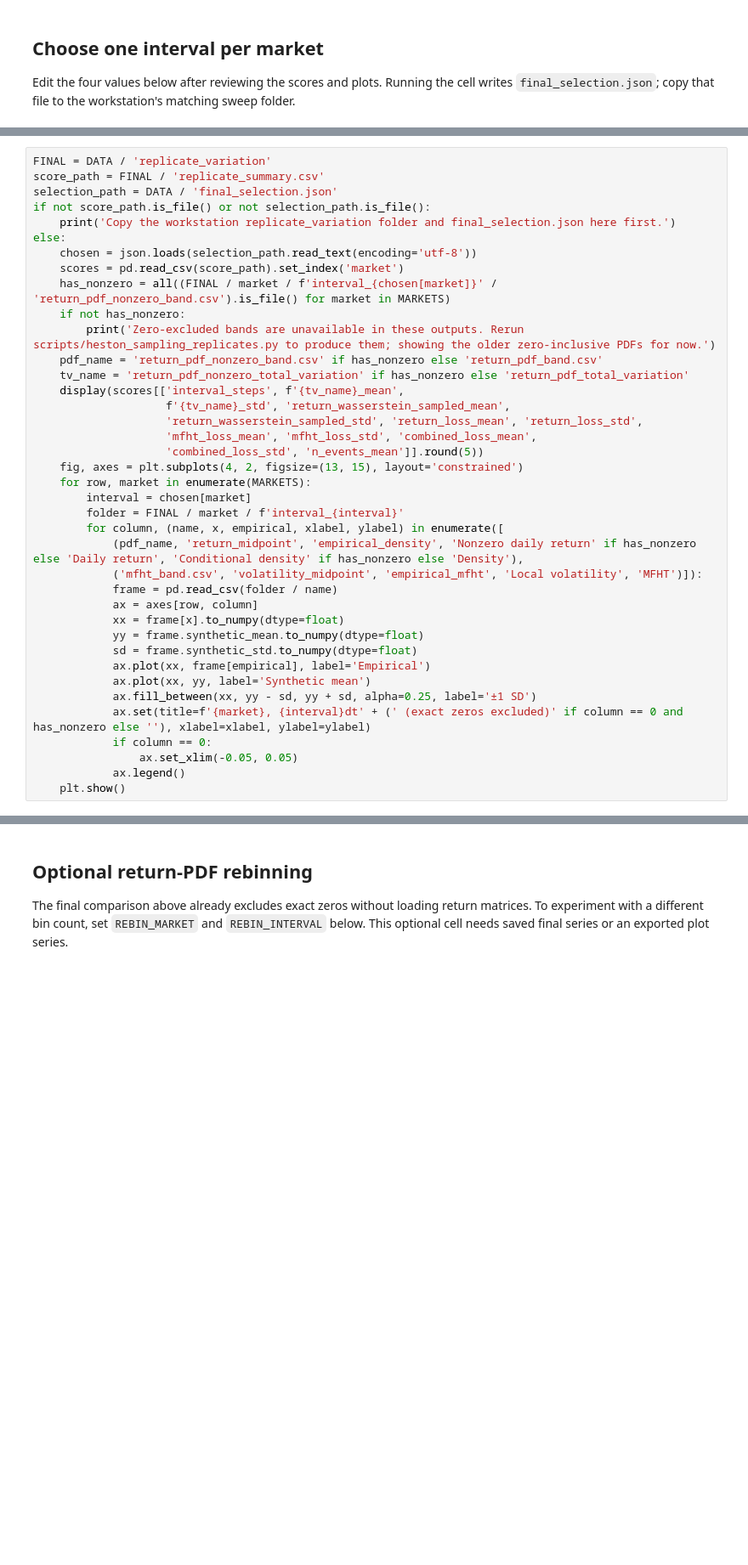
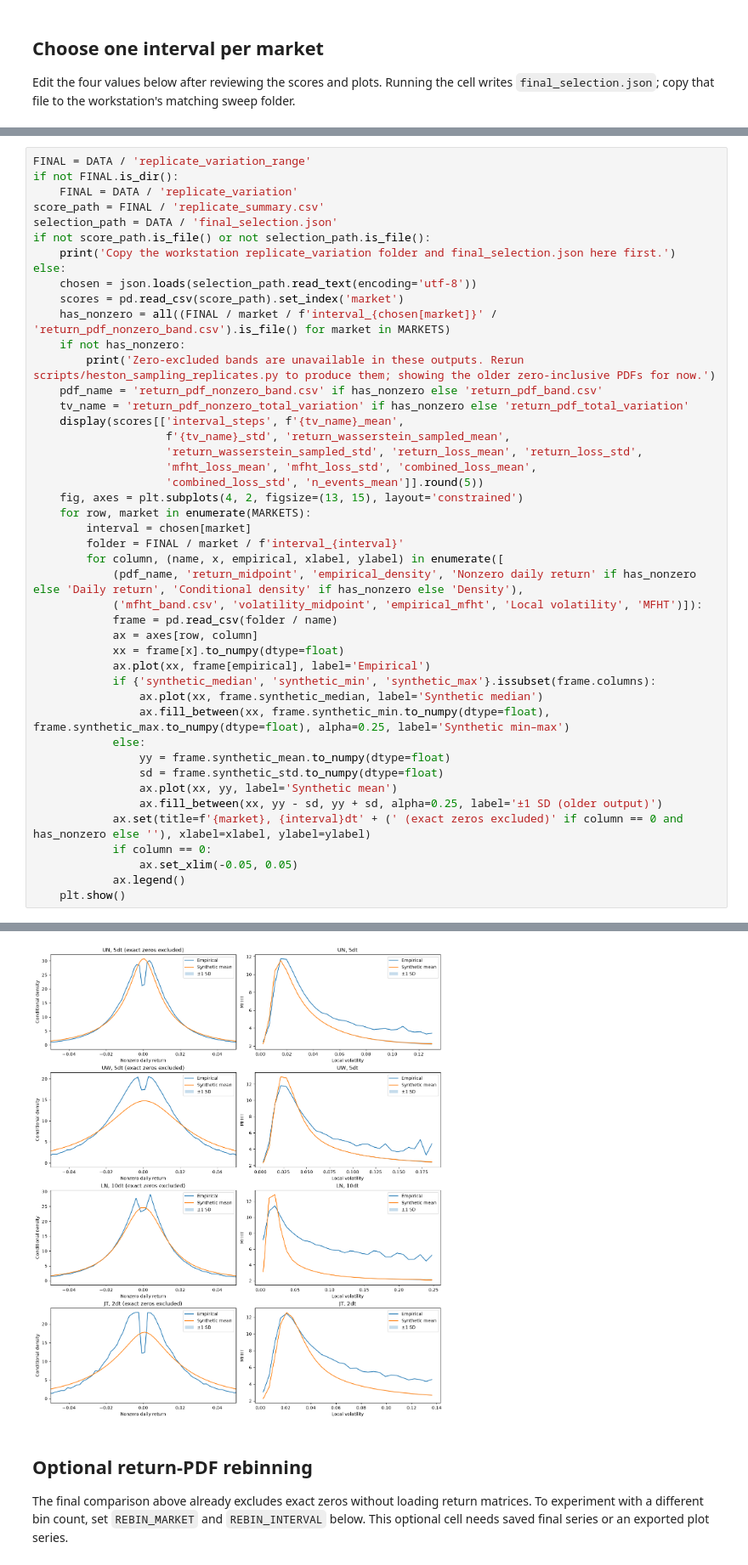
Before and after one commit to fedesss98/stabilvol, a Jupyter notebook: notebooks/25-heston-sampling-calibration.ipynb, the cells around one changed output, grey strips where cells are left out. Shown at 85% size. Cells and saved outputs as stored; diff of their text form; blank space fills up the shorter version.

```diff
--- a/notebooks/25-heston-sampling-calibration.ipynb
+++ b/notebooks/25-heston-sampling-calibration.ipynb
@@ -154,5 +159,7 @@ The workstation script produces independent full-length ensembles for each selec
 # %%
-FINAL = DATA / 'replicate_variation'
+FINAL = DATA / 'replicate_variation_range'
+if not FINAL.is_dir():
+    FINAL = DATA / 'replicate_variation'
 score_path = FINAL / 'replicate_summary.csv'
 selection_path = DATA / 'final_selection.json'
 if not score_path.is_file() or not selection_path.is_file():
@@ -180,13 +187,18 @@ else:
             frame = pd.read_csv(folder / name)
             ax = axes[row, column]
             xx = frame[x].to_numpy(dtype=float)
-            yy = frame.synthetic_mean.to_numpy(dtype=float)
-            sd = frame.synthetic_std.to_numpy(dtype=float)
             ax.plot(xx, frame[empirical], label='Empirical')
-            ax.plot(xx, yy, label='Synthetic mean')
-            ax.fill_between(xx, yy - sd, yy + sd, alpha=0.25, label='±1 SD')
+            if {'synthetic_median', 'synthetic_min', 'synthetic_max'}.issubset(frame.columns):
+                ax.plot(xx, frame.synthetic_median, label='Synthetic median')
+                ax.fill_between(xx, frame.synthetic_min.to_numpy(dtype=float), frame.synthetic_max.to_numpy(dtype=float), alpha=0.25, label='Synthetic min–max')
+            else:
+                yy = frame.synthetic_mean.to_numpy(dtype=float)
+                sd = frame.synthetic_std.to_numpy(dtype=float)
+                ax.plot(xx, yy, label='Synthetic mean')
+                ax.fill_between(xx, yy - sd, yy + sd, alpha=0.25, label='±1 SD (older output)')
             ax.set(title=f'{market}, {interval}dt' + (' (exact zeros excluded)' if column == 0 and has_nonzero else ''), xlabel=xlabel, ylabel=ylabel)
             if column == 0:
                 ax.set_xlim(-0.05, 0.05)
             ax.legend()
     plt.show()
+# %% [output]
@@ -193,3 +211,4 @@ else:
+[figure, added]
 # %% [markdown]
 ## Optional return-PDF rebinning
 
```
Also changed, not shown: parts of 4 cells of this notebook, 2 other files.
